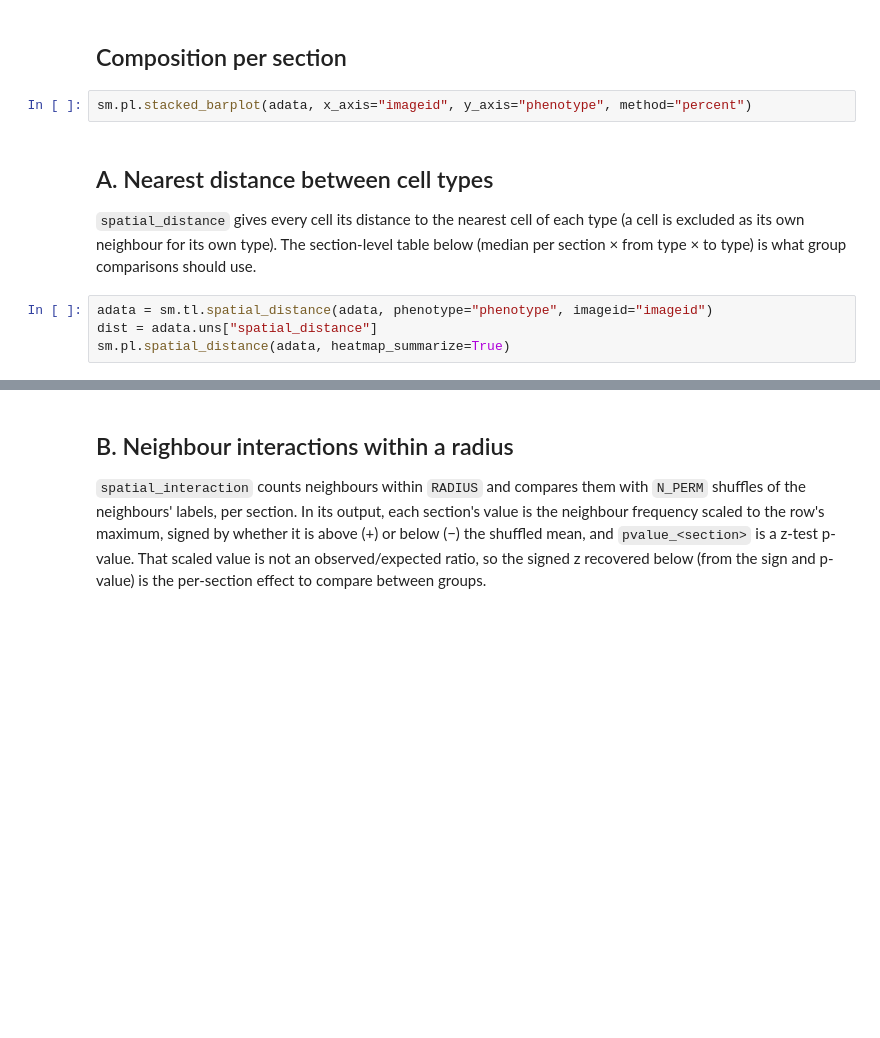
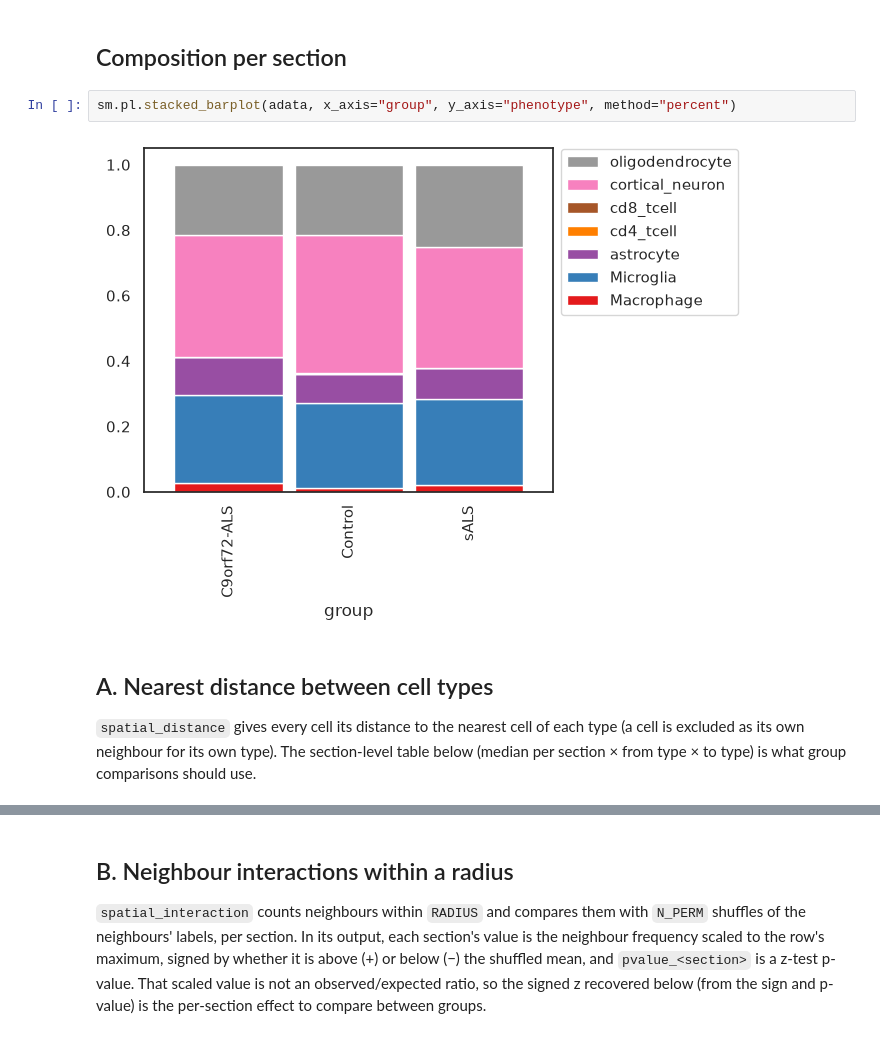
Before and after one commit to jakesboles/als_cns_pcf, a Jupyter notebook: notebooks/scimap_spatial.ipynb, the cells around one changed output, grey strips where cells are left out. Drawn from its saved outputs; the diff is of its cells as text; blank space fills up the shorter version.

Commit message:
Updated scimap notebook for early spatial analyses

```diff
--- a/notebooks/scimap_spatial.ipynb
+++ b/notebooks/scimap_spatial.ipynb
@@ -31,12 +39,10 @@ adata
 # %% [markdown]
 ## Composition per section
 # %%
-sm.pl.stacked_barplot(adata, x_axis="imageid", y_axis="phenotype", method="percent")
+sm.pl.stacked_barplot(adata, x_axis="group", y_axis="phenotype", method="percent")
+# %% [output]
+[figure, added]
 # %% [markdown]
 ## A. Nearest distance between cell types
 
 `spatial_distance` gives every cell its distance to the nearest cell of each type (a cell is excluded as its own neighbour for its own type). The section-level table below (median per section × from type × to type) is what group comparisons should use.
-# %%
-adata = sm.tl.spatial_distance(adata, phenotype="phenotype", imageid="imageid")
-dist = adata.uns["spatial_distance"]
-sm.pl.spatial_distance(adata, heatmap_summarize=True)
```
Also changed, not shown: parts of 10 cells of this notebook.
